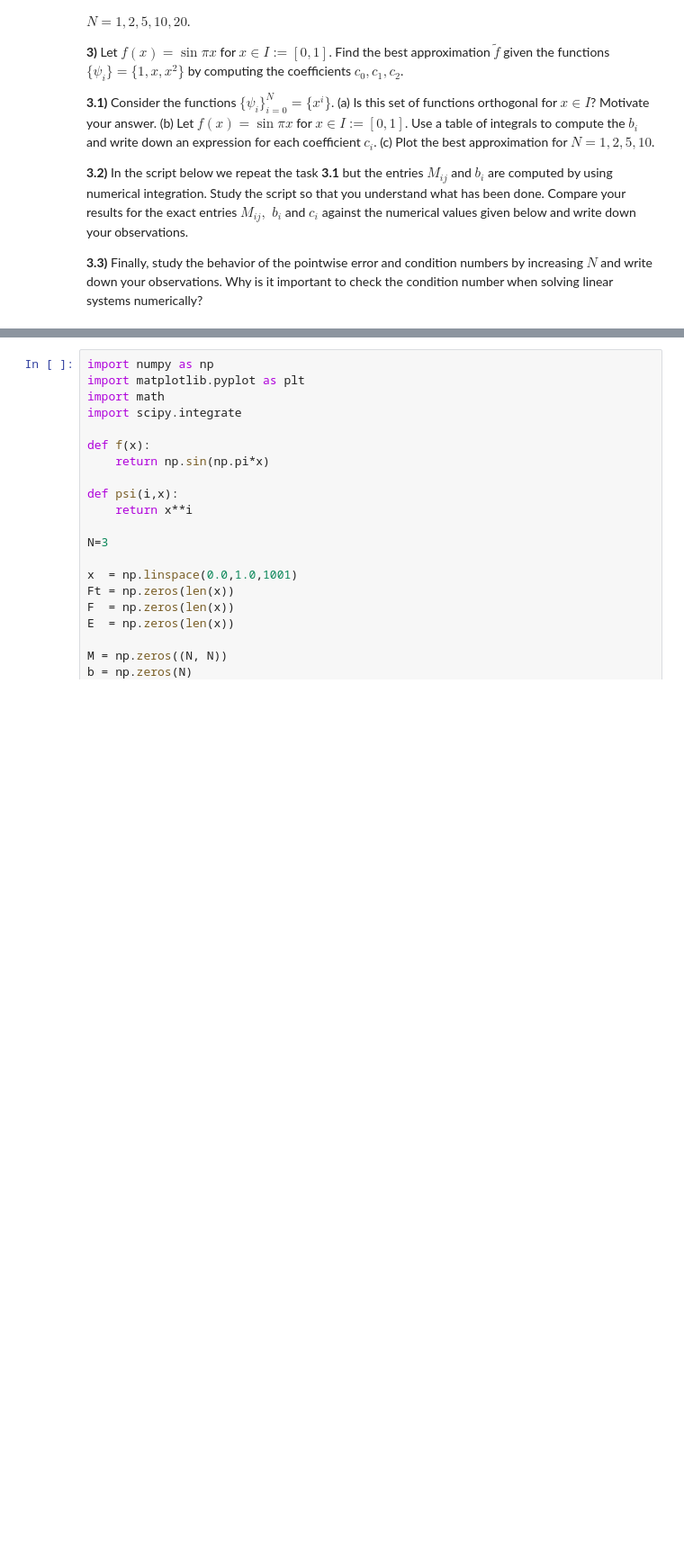
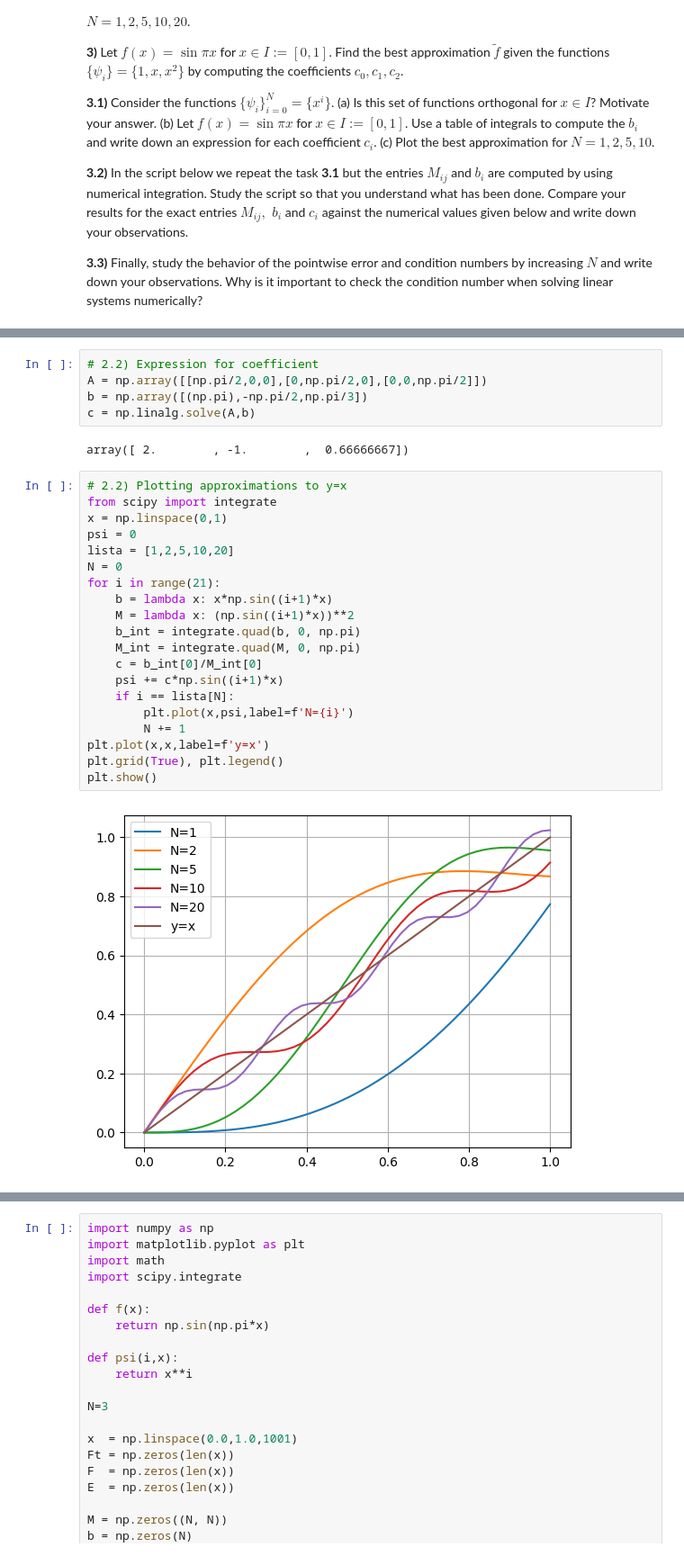
Before and after one commit to kalle6452/PDE, a Jupyter notebook: lab03.ipynb, the cells around one changed output, grey strips where cells are left out. Shown at 90% size. Drawn from its saved outputs; the diff is of its cells as text; blank space fills up the shorter version.

```diff
--- a/lab03.ipynb
+++ b/lab03.ipynb
@@ -448,0 +448,29 @@ array([ 1.57079633e+00,  1.70319464e-17, -1.00000000e+00])
+# %%
+# 2.2) Expression for coefficient
+A = np.array([[np.pi/2,0,0],[0,np.pi/2,0],[0,0,np.pi/2]])
+b = np.array([(np.pi),-np.pi/2,np.pi/3])
+c = np.linalg.solve(A,b)
+# %% [output]
+array([ 2.        , -1.        ,  0.66666667])
+# %%
+# 2.2) Plotting approximations to y=x
+from scipy import integrate
+x = np.linspace(0,1)
+psi = 0
+lista = [1,2,5,10,20]
+N = 0
+for i in range(21):
+    b = lambda x: x*np.sin((i+1)*x)
+    M = lambda x: (np.sin((i+1)*x))**2
+    b_int = integrate.quad(b, 0, np.pi)
+    M_int = integrate.quad(M, 0, np.pi)
+    c = b_int[0]/M_int[0]
+    psi += c*np.sin((i+1)*x)
+    if i == lista[N]:
+        plt.plot(x,psi,label=f'N={i}')
+        N += 1
+plt.plot(x,x,label=f'y=x')
+plt.grid(True), plt.legend()
+plt.show()
+# %% [output]
+[figure, added]
```
Also changed, not shown: parts of 6 cells of this notebook.
